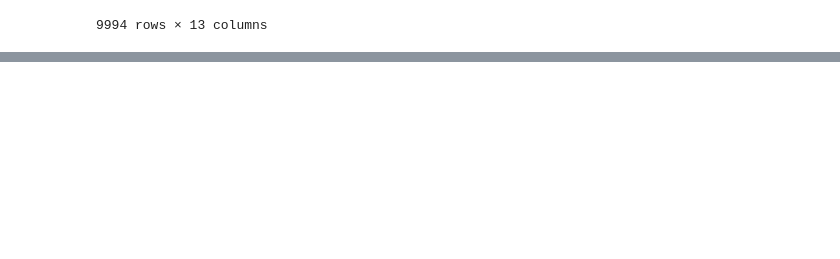
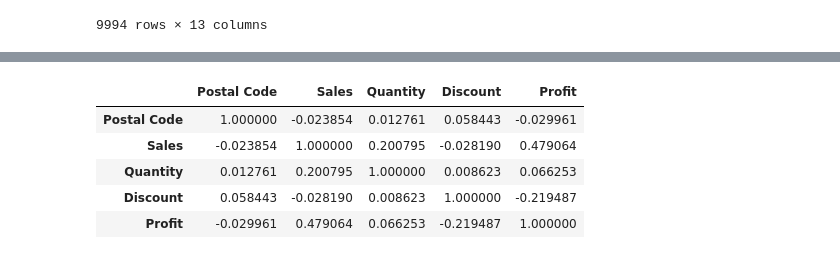
Before and after one commit to CodeWithSridhar/TSF-GRIP-Internship, a Jupyter notebook: Task3_Exploratory_Data_Analysis_Retail.ipynb, the cells around one changed output, grey strips where cells are left out. Drawn from its saved outputs; the diff is of its cells as text; code cells hidden in the pictures; blank space fills up the shorter version.

```diff
--- a/Task3_Exploratory_Data_Analysis_Retail.ipynb
+++ b/Task3_Exploratory_Data_Analysis_Retail.ipynb
@@ -91,0 +178,9 @@ data.isnull()
+# %%
+data.corr()
+# %% [output]
+|  | Postal Code | Sales | Quantity | Discount | Profit |
+| Postal Code | 1.000000 | -0.023854 | 0.012761 | 0.058443 | -0.029961 |
+| Sales | -0.023854 | 1.000000 | 0.200795 | -0.028190 | 0.479064 |
+| Quantity | 0.012761 | 0.200795 | 1.000000 | 0.008623 | 0.066253 |
+| Discount | 0.058443 | -0.028190 | 0.008623 | 1.000000 | -0.219487 |
+| Profit | -0.029961 | 0.479064 | 0.066253 | -0.219487 | 1.000000 |
```
Also changed, not shown: parts of 13 cells of this notebook.
